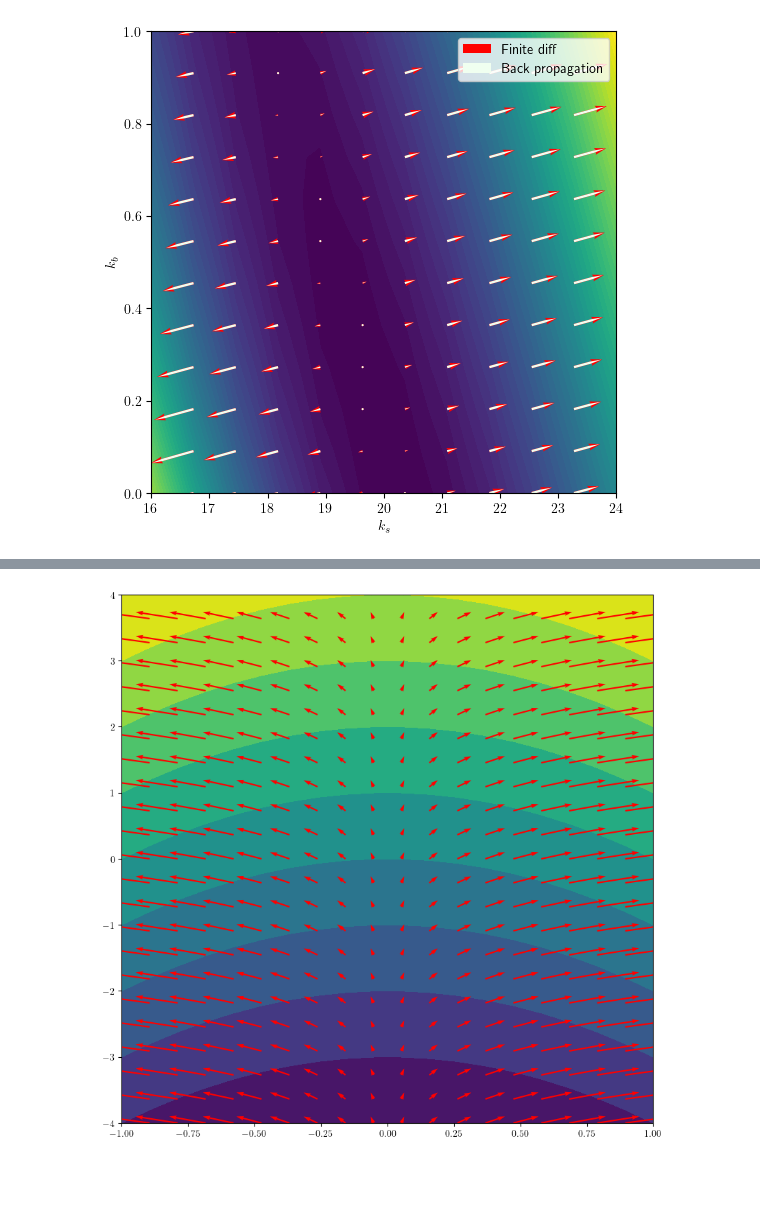
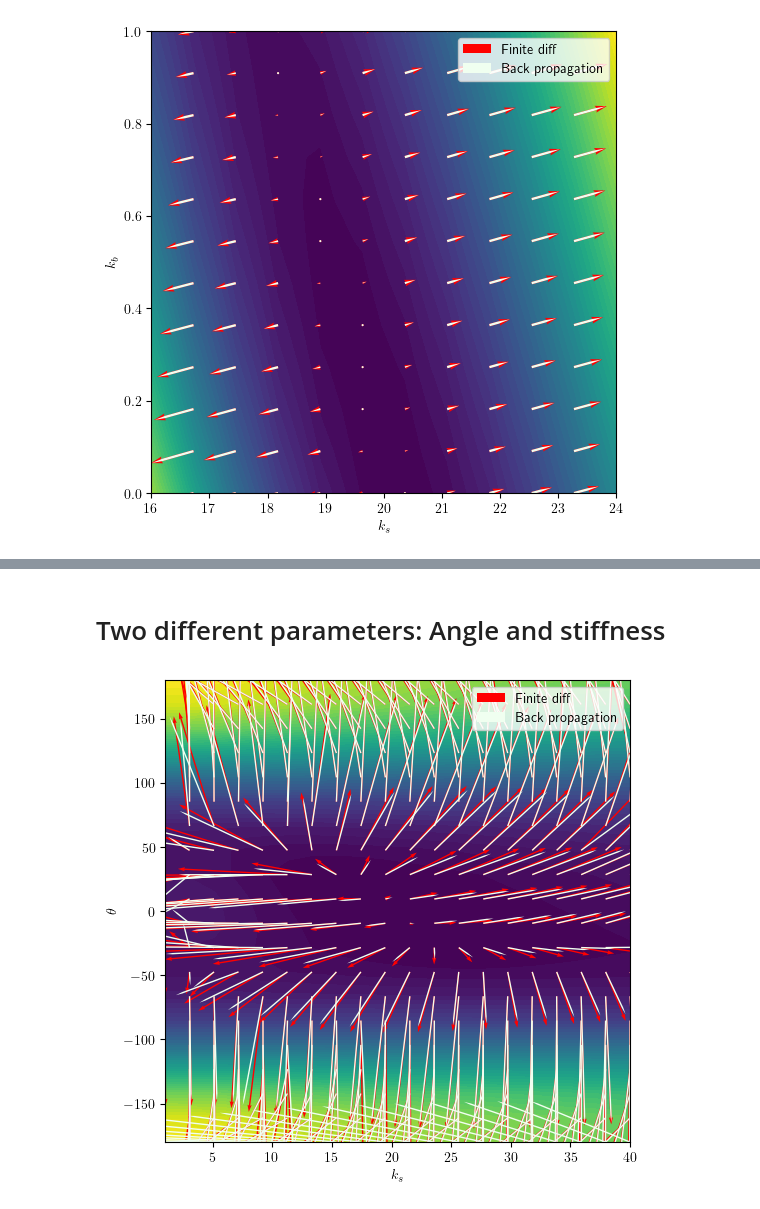
Before and after one commit to MagiRomanya/DiffSimulator, a Jupyter notebook: differentiable/Diff.ipynb, the cells around one changed output, grey strips where cells are left out. Drawn from its saved outputs; the diff is of its cells as text; code cells hidden in the pictures; blank space fills up the shorter version.

```diff
--- a/differentiable/Diff.ipynb
+++ b/differentiable/Diff.ipynb
@@ -295,18 +262,5 @@ np.savez("data/dgdk_data.npy",
          dgdk_bend_values,
          dgdk_values_finite,
          dgdk_bend_values_finite)
-# %%
-plt.close()
-n_points = 20
-x_values = np.linspace(-1, 1, n_points)
-y_values = np.linspace(-4, 4, n_points+3)
-X, Y = np.meshgrid(x_values, y_values, indexing='ij')
-Z = X**2 + Y
-dx = x_values[1] - x_values[0]
-dy = y_values[1] - y_values[0]
-grad_x, grad_y = np.gradient(Z, dx, dy)
-plt.contourf(X, Y, Z, levels=10)
-plt.quiver(X, Y, grad_x, grad_y, color='r', angles="xy", scale=10, scale_units='xy')
-plt.show()
-# %% [output]
-[figure, removed]
+# %% [markdown]
+# Two different parameters: Angle and stiffness
@@ -312,0 +343,34 @@ plt.show()
+# %%
+# Finite differences
+X, Y = np.meshgrid(k_values, angle_values, indexing='ij')
+dk = k_values[1]-k_values[0]
+dangle = angle_values[1]-angle_values[0]
+g_values = np.array(g_values)
+dgdk_values_finite, dgdangle_values_finite = np.gradient(g_values, dk, dangle)
+# %%
+# Plotting
+plt.close()
+scale = (k_values[-1] - k_values[0]) / (angle_values[-1] - angle_values[0])
+arrow_len=3
+plt.contourf(X, Y, g_values, levels=60)
+plt.quiver(X, Y, dgdk_values_finite, dgdangle_values_finite/scale,
+           label="Finite diff",
+           angles='xy',
+           scale_units="xy",
+           color="red",
+           scale=arrow_len)
+plt.quiver(X, Y, dgdk_values, dgdangle_values/scale,
+           label="Back propagation",
+           angles='xy',
+           scale_units="xy",
+           color="honeydew",
+           headwidth=1,
+           scale=arrow_len)
+
+plt.legend()
+plt.xlabel("$k_s$")
+plt.ylabel("$\\theta$")
+plt.show()
+plt.savefig("figures/test.pdf")
+# %% [output]
+[figure, added]
```
Also changed, not shown: parts of 11 cells of this notebook, 2 other files.
